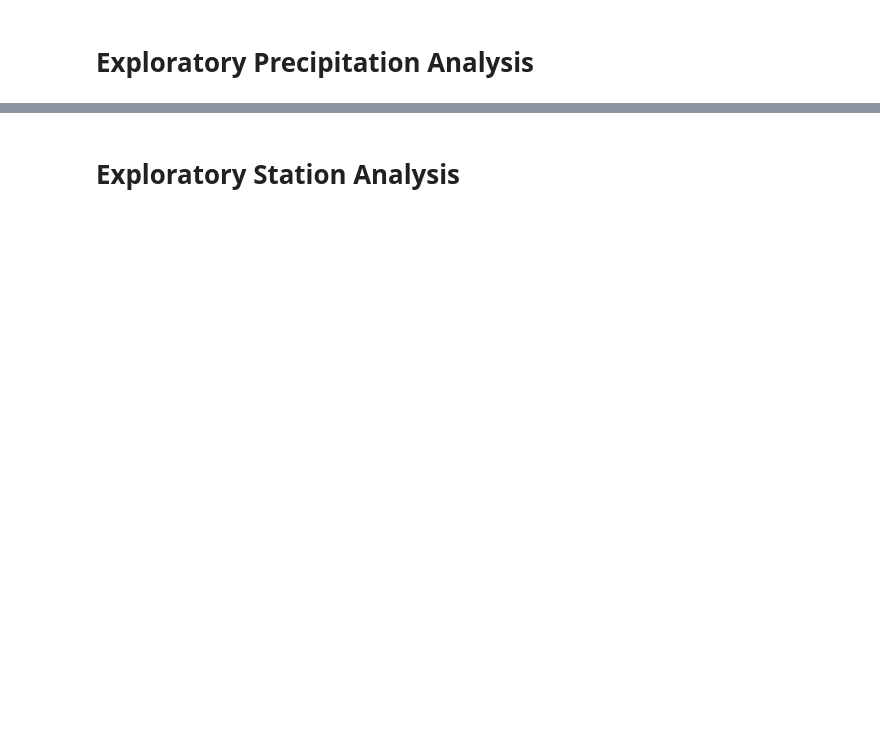
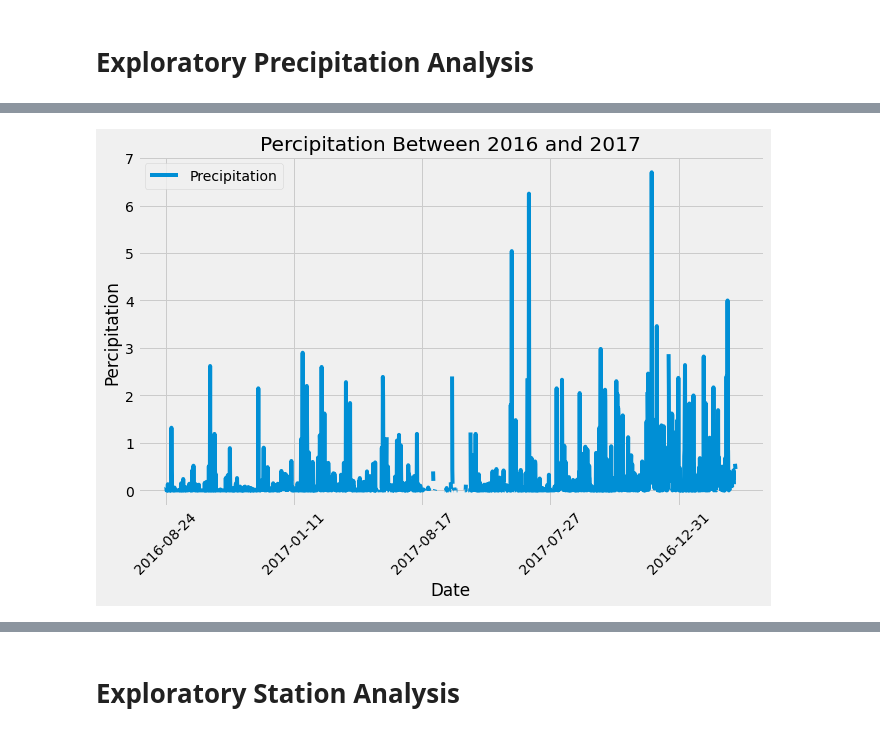
Before and after one commit to HsuChe/climate-summary-app, a Jupyter notebook: climate_starter.ipynb, the cells around one changed output, grey strips where cells are left out. Saved outputs shown, nothing was run; the diff lists cells and outputs as text; code cells hidden in the pictures; blank space fills up the shorter version.

```diff
--- a/climate_starter.ipynb
+++ b/climate_starter.ipynb
@@ -60,35 +77,37 @@ for columns in inspector.get_columns('station'):
 # Starting from the most recent data point in the database.
 # Calculate the date one year from the last date in data set.
 
 #Parse the recent date with datetime
 recent_parsed = dt.datetime.strptime(recent_date['date'],"%Y-%m-%d")
 #Create a new string while reducing year by one and parsing the month with 0 before the number.
 target_date = f"{recent_parsed.year-1}-{recent_parsed.month:02}-{recent_parsed.day:02}"
 
 # Run the session
 result = session.query(Mea).filter(
     func.strftime("%Y-%m-%d",Mea.date) > target_date
     ).all()
 
 # Perform a query to retrieve the data and precipitation scores
 precipation_list = []
 for row in result:
     precipation_list.append([row.date,row.prcp])
 precipation_list
 # Save the query results as a Pandas DataFrame and set the index to the date column
 preci_df = pd.DataFrame(precipation_list, columns= ['Date','Precipitation'])
 
 # Sort the dataframe by date
 prec_df_sort = preci_df.set_index('Date')
 
 # Use Pandas Plotting with Matplotlib to plot the data
-prec_df_sort.plot(figsize = (7,4))
+prec_df_sort.plot(figsize = (10,6))
 plt.title('Percipitation Between 2016 and 2017')
 plt.ylabel('Percipitation')
 plt.xticks(rotation = 45)
-plt.savefig("Images/precipitation.png")
+plt.savefig("Images/precipitation.jpeg")
 
 plt.show()
+# %% [output]
+[figure, added]
 # %%
 # Use Pandas to calcualte the summary statistics for the precipitation data
 prec_df_sort.describe()
```
Also changed, not shown: parts of 9 cells of this notebook, 10 other files.
